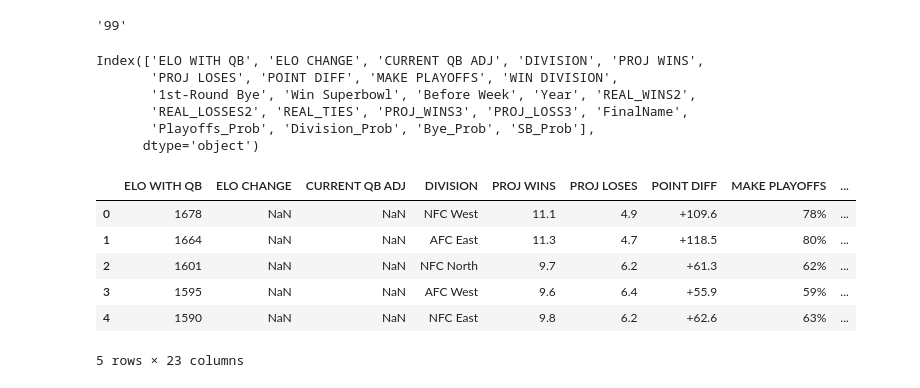
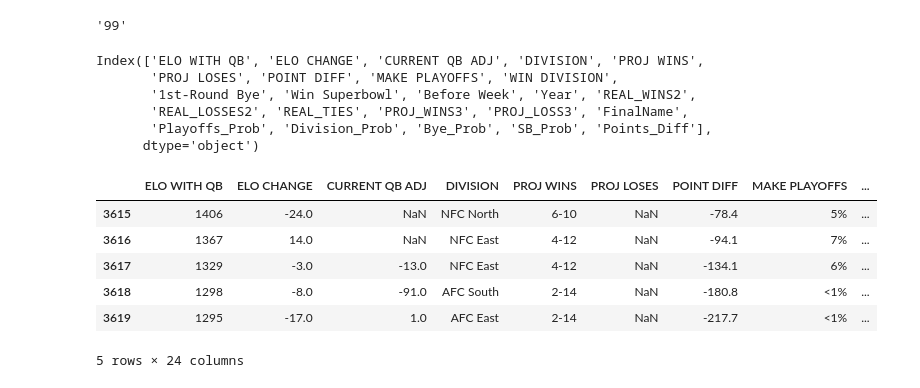
Before and after one commit to adithyav09/NFL-Big-Data-Bowl-2021.github.io, a Jupyter notebook: Advanced Stats/CleanELO.ipynb, the cells around one changed output. Drawn from its saved outputs; the diff is of its cells as text; code cells hidden in the pictures.

```diff
--- a/Advanced Stats/CleanELO.ipynb
+++ b/Advanced Stats/CleanELO.ipynb
@@ -124,6 +124,8 @@ df_a.head()
 | 2 | 1601 | NaN | NaN | Green Bay | NFC North | 9.7 | 6.2 | +61.3 | ... |
 | 3 | 1595 | NaN | NaN | Denver | AFC West | 9.6 | 6.4 | +55.9 | ... |
 | 4 | 1590 | NaN | NaN | Dallas | NFC East | 9.8 | 6.2 | +62.6 | ... |
+# %%
+df_a = df
 # %%
 df_ab = df_a.loc[:, ["CLEAN_NAME", "ELO WITH QB", "ELO CHANGE", "CURRENT QB ADJ", "DIVISION", "PROJ_WINS2", "PROJ_LOSSES2", "REAL_WINS", "REAL_LOSSES", "POINT DIFF", "MAKE PLAYOFFS","WIN DIVISION", "1st-Round Bye", "Win Superbowl", "Before Week", "Year"]]
 # %%
@@ -398,6 +400,8 @@ df_a.to_csv("cleanestELO.csv", index=False)
 # Step 3
 # %%
 df_h = pd.read_csv("cleanestELO.csv", header=0)
+# %%
+df_h = df_a
 # %%
 df_h.head()
 # %% [output]
@@ -658,7 +662,7 @@ def cleanPercent(s):
     s = str(s)
     s = s.strip()
     if s.startswith(">99"):
-        s = "99"
+        s = "99.99"
     elif s.startswith("<1"):
         s = "1"
     if (">" not in s) and ("%" in s):
@@ -711,7 +715,7 @@ def cleanPoints(pts):
     else:
         return 0.00
 # %%
-df_h3 = df_h3.assign(SB_Prob = lambda x: x['POINT DIFF'].apply(cleanPoints))
+df_h3 = df_h3.assign(Points_Diff = lambda x: x['POINT DIFF'].apply(cleanPoints))
 # %%
 df_h3.columns
 # %% [output]
@@ -719,16 +723,16 @@ Index(['ELO WITH QB', 'ELO CHANGE', 'CURRENT QB ADJ', 'DIVISION', 'PROJ WINS',
        'PROJ LOSES', 'POINT DIFF', 'MAKE PLAYOFFS', 'WIN DIVISION',
        '1st-Round Bye', 'Win Superbowl', 'Before Week', 'Year', 'REAL_WINS2',
        'REAL_LOSSES2', 'REAL_TIES', 'PROJ_WINS3', 'PROJ_LOSS3', 'FinalName',
-       'Playoffs_Prob', 'Division_Prob', 'Bye_Prob', 'SB_Prob'],
+       'Playoffs_Prob', 'Division_Prob', 'Bye_Prob', 'SB_Prob', 'Points_Diff'],
       dtype='object')
 # %%
-df_h3.head()
+df_h3.tail()
 # %% [output]
 |  | ELO WITH QB | ELO CHANGE | CURRENT QB ADJ | DIVISION | PROJ WINS | PROJ LOSES | POINT DIFF | MAKE PLAYOFFS | ... |
-| 0 | 1678 | NaN | NaN | NFC West | 11.1 | 4.9 | +109.6 | 78% | ... |
-| 1 | 1664 | NaN | NaN | AFC East | 11.3 | 4.7 | +118.5 | 80% | ... |
-| 2 | 1601 | NaN | NaN | NFC North | 9.7 | 6.2 | +61.3 | 62% | ... |
-| 3 | 1595 | NaN | NaN | AFC West | 9.6 | 6.4 | +55.9 | 59% | ... |
-| 4 | 1590 | NaN | NaN | NFC East | 9.8 | 6.2 | +62.6 | 63% | ... |
+| 3615 | 1406 | -24.0 | NaN | NFC North | 6-10 | NaN | -78.4 | 5% | ... |
+| 3616 | 1367 | 14.0 | NaN | NFC East | 4-12 | NaN | -94.1 | 7% | ... |
+| 3617 | 1329 | -3.0 | -13.0 | NFC East | 4-12 | NaN | -134.1 | 6% | ... |
+| 3618 | 1298 | -8.0 | -91.0 | AFC South | 2-14 | NaN | -180.8 | <1% | ... |
+| 3619 | 1295 | -17.0 | 1.0 | AFC East | 2-14 | NaN | -217.7 | <1% | ... |
-5 rows × 23 columns
+5 rows × 24 columns
 # %%
```
Also changed, not shown: parts of 9 cells of this notebook, 2 other files.
